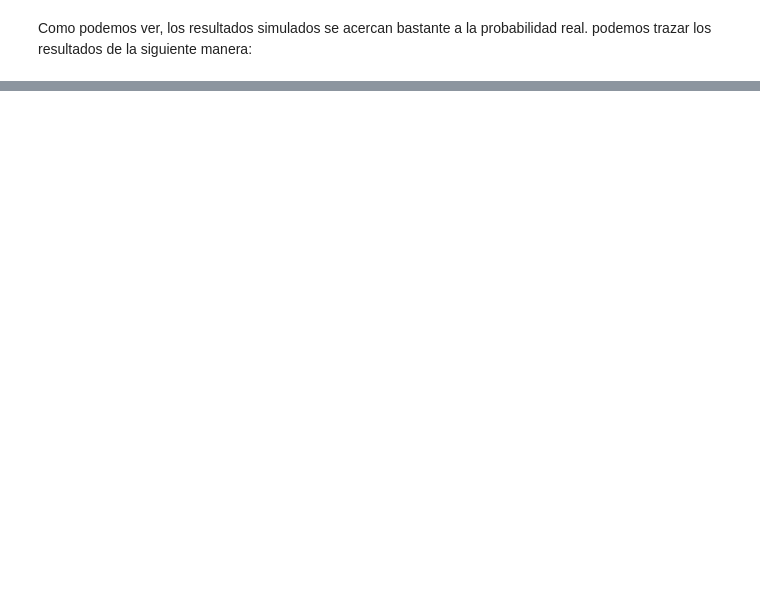
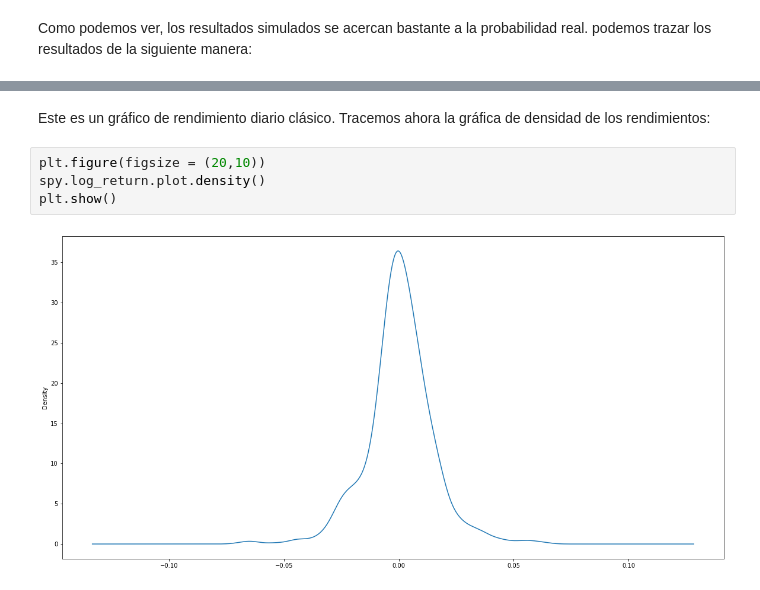
Before and after one commit to gapuentesr/MetNumUN2021I, a Jupyter notebook: Lab4/gapuentesrtutorial7.ipynb, the cells around one changed output, grey strips where cells are left out. Drawn from its saved outputs; the diff is of its cells as text; blank space fills up the shorter version.

```diff
--- a/Lab4/gapuentesrtutorial7.ipynb
+++ b/Lab4/gapuentesrtutorial7.ipynb
@@ -146,0 +210,8 @@ plt.show()
+# %% [markdown]
+Este es un gráfico de rendimiento diario clásico. Tracemos ahora la gráfica de densidad de los rendimientos:
+# %%
+plt.figure(figsize = (20,10))
+spy.log_return.plot.density()
+plt.show()
+# %% [output]
+[figure, added]
```
Also changed, not shown: parts of 18 cells of this notebook.
